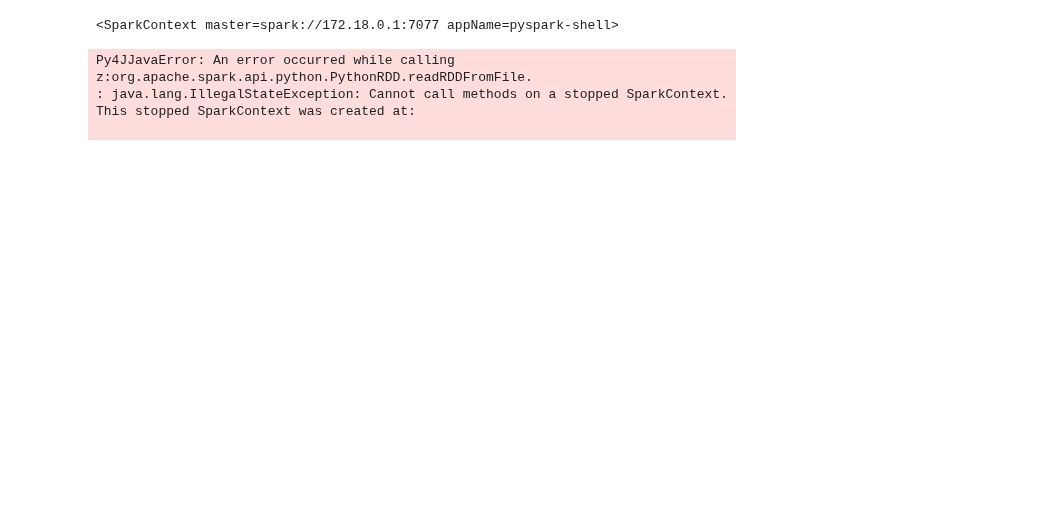
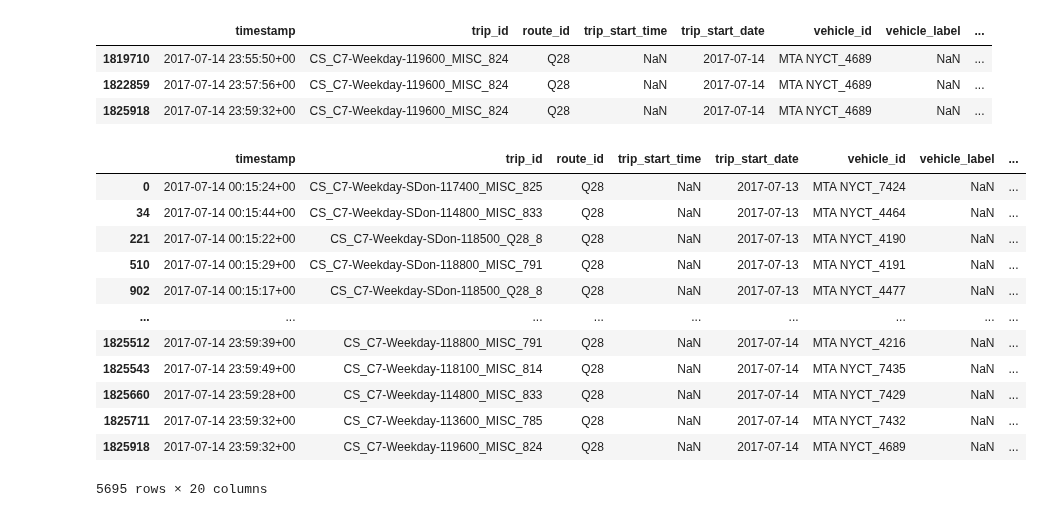
Before and after one commit to retro-31/docker-spark-cluster, a Jupyter notebook: demo.ipynb, the cells around one changed output. Cells and saved outputs as stored; diff of their text form; code cells hidden in the pictures; blank space fills up the shorter version.

```diff
--- a/demo.ipynb
+++ b/demo.ipynb
@@ -27,4 +0,0 @@ sc.stop()
-# %%
-sc
-# %% [output]
-<SparkContext master=spark://172.18.0.1:7077 appName=pyspark-shell>
@@ -35,7 +1,26 @@ values = np.random.rand(1000000)
-# %%
-rdd = sc.parallelize(values, 4)
-# %% [output]
-Py4JJavaError: An error occurred while calling z:org.apache.spark.api.python.PythonRDD.readRDDFromFile.
-: java.lang.IllegalStateException: Cannot call methods on a stopped SparkContext.
-This stopped SparkContext was created at:
-
+# %%
+import pandas as pd
+df = pd.read_csv('data/2017-07-14-bus-positions.csv')
+# %%
+df[df.trip_id=="CS_C7-Weekday-119600_MISC_824"]
+# %% [output]
+|  | timestamp | trip_id | route_id | trip_start_time | trip_start_date | vehicle_id | vehicle_label | ... |
+| 1819710 | 2017-07-14 23:55:50+00 | CS_C7-Weekday-119600_MISC_824 | Q28 | NaN | 2017-07-14 | MTA NYCT_4689 | NaN | ... |
+| 1822859 | 2017-07-14 23:57:56+00 | CS_C7-Weekday-119600_MISC_824 | Q28 | NaN | 2017-07-14 | MTA NYCT_4689 | NaN | ... |
+| 1825918 | 2017-07-14 23:59:32+00 | CS_C7-Weekday-119600_MISC_824 | Q28 | NaN | 2017-07-14 | MTA NYCT_4689 | NaN | ... |
+# %%
+df[df.route_id=="Q28"]
+# %% [output]
+|  | timestamp | trip_id | route_id | trip_start_time | trip_start_date | vehicle_id | vehicle_label | ... |
+| 0 | 2017-07-14 00:15:24+00 | CS_C7-Weekday-SDon-117400_MISC_825 | Q28 | NaN | 2017-07-13 | MTA NYCT_7424 | NaN | ... |
+| 34 | 2017-07-14 00:15:44+00 | CS_C7-Weekday-SDon-114800_MISC_833 | Q28 | NaN | 2017-07-13 | MTA NYCT_4464 | NaN | ... |
+| 221 | 2017-07-14 00:15:22+00 | CS_C7-Weekday-SDon-118500_Q28_8 | Q28 | NaN | 2017-07-13 | MTA NYCT_4190 | NaN | ... |
+| 510 | 2017-07-14 00:15:29+00 | CS_C7-Weekday-SDon-118800_MISC_791 | Q28 | NaN | 2017-07-13 | MTA NYCT_4191 | NaN | ... |
+| 902 | 2017-07-14 00:15:17+00 | CS_C7-Weekday-SDon-118500_Q28_8 | Q28 | NaN | 2017-07-13 | MTA NYCT_4477 | NaN | ... |
+| ... | ... | ... | ... | ... | ... | ... | ... | ... |
+| 1825512 | 2017-07-14 23:59:39+00 | CS_C7-Weekday-118800_MISC_791 | Q28 | NaN | 2017-07-14 | MTA NYCT_4216 | NaN | ... |
+| 1825543 | 2017-07-14 23:59:49+00 | CS_C7-Weekday-118100_MISC_814 | Q28 | NaN | 2017-07-14 | MTA NYCT_7435 | NaN | ... |
+| 1825660 | 2017-07-14 23:59:28+00 | CS_C7-Weekday-114800_MISC_833 | Q28 | NaN | 2017-07-14 | MTA NYCT_7429 | NaN | ... |
+| 1825711 | 2017-07-14 23:59:32+00 | CS_C7-Weekday-113600_MISC_785 | Q28 | NaN | 2017-07-14 | MTA NYCT_7432 | NaN | ... |
+| 1825918 | 2017-07-14 23:59:32+00 | CS_C7-Weekday-119600_MISC_824 | Q28 | NaN | 2017-07-14 | MTA NYCT_4689 | NaN | ... |
+5695 rows × 20 columns
```
Also changed, not shown: parts of 14 cells of this notebook.
